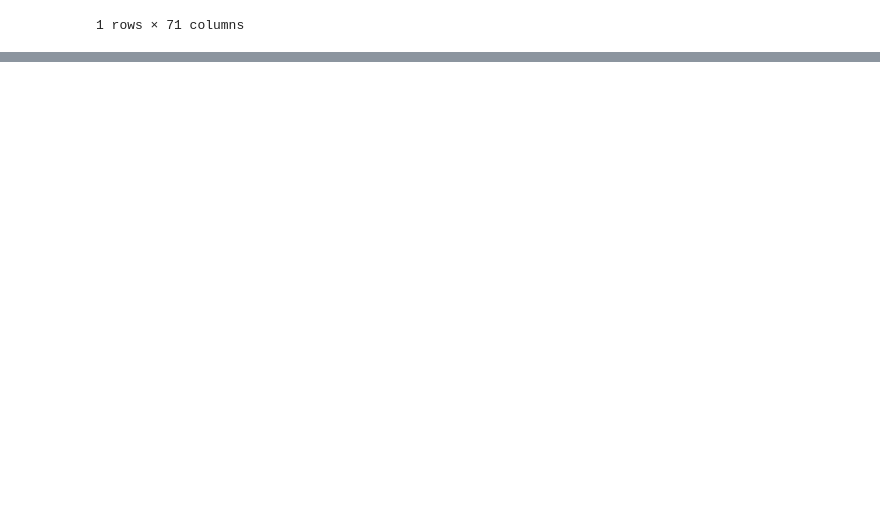
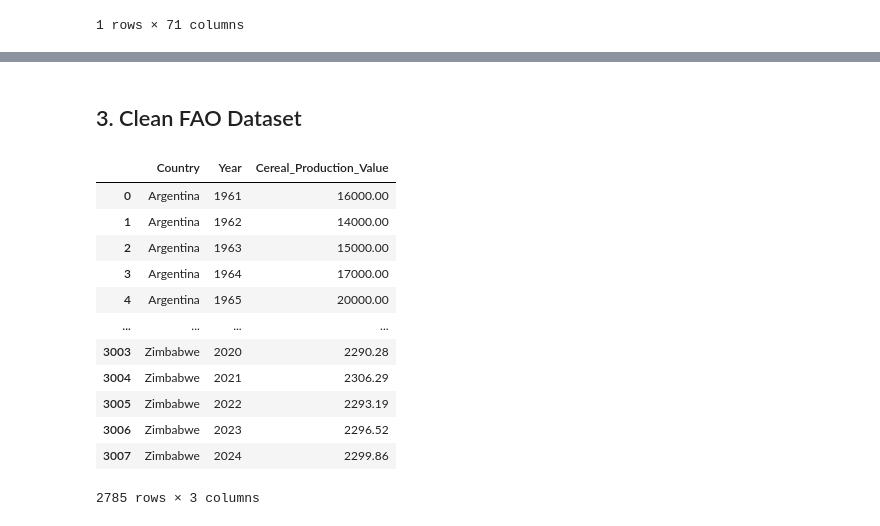
Before and after one commit to sageskim/IS477-SP26-SKKT, a Jupyter notebook: notebooks/data_integration.ipynb, the cells around one changed output, grey strips where cells are left out. Drawn from its saved outputs; the diff is of its cells as text; code cells hidden in the pictures; blank space fills up the shorter version.

```diff
--- a/notebooks/data_integration.ipynb
+++ b/notebooks/data_integration.ipynb
@@ -155,0 +186,26 @@ fao_clean[fao_clean]
+# %% [markdown]
+## 3. Clean FAO Dataset
+# %%
+drop_countries = ['China', 'China, Taiwan Province of', 'Czechoslovakia', 'Ethiopia PDR', 'USSR']
+fao_clean = fao[~fao['Area'].isin(drop_countries)].copy()
+
+fao_clean['Area'] = fao_clean['Area'].replace(country_name_map)
+
+fao_clean = fao_clean[['Area', 'Year', 'Value']].copy()
+fao_clean.columns = ['Country', 'Year', 'Cereal_Production_Value']
+
+fao_clean
+# %% [output]
+|  | Country | Year | Cereal_Production_Value |
+| 0 | Argentina | 1961 | 16000.00 |
+| 1 | Argentina | 1962 | 14000.00 |
+| 2 | Argentina | 1963 | 15000.00 |
+| 3 | Argentina | 1964 | 17000.00 |
+| 4 | Argentina | 1965 | 20000.00 |
+| ... | ... | ... | ... |
+| 3003 | Zimbabwe | 2020 | 2290.28 |
+| 3004 | Zimbabwe | 2021 | 2306.29 |
+| 3005 | Zimbabwe | 2022 | 2293.19 |
+| 3006 | Zimbabwe | 2023 | 2296.52 |
+| 3007 | Zimbabwe | 2024 | 2299.86 |
+2785 rows × 3 columns
```
Also changed, not shown: parts of 24 cells of this notebook, 6 other files.
